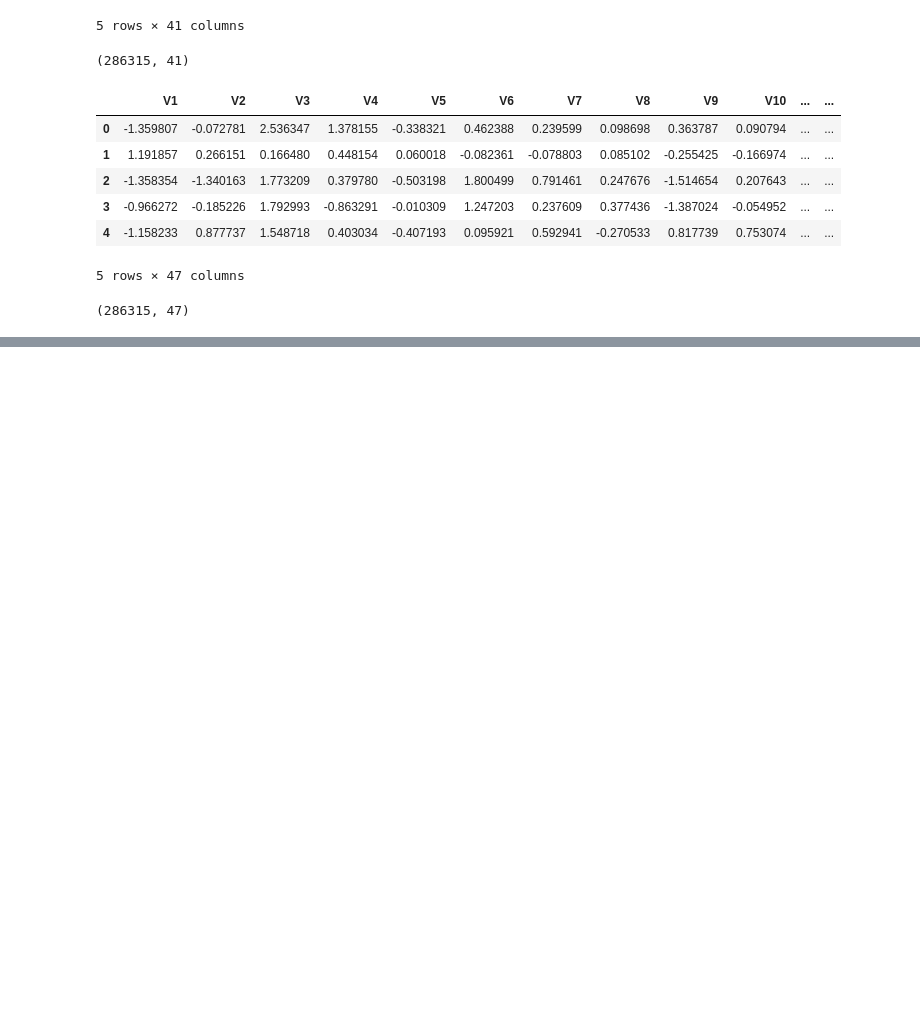
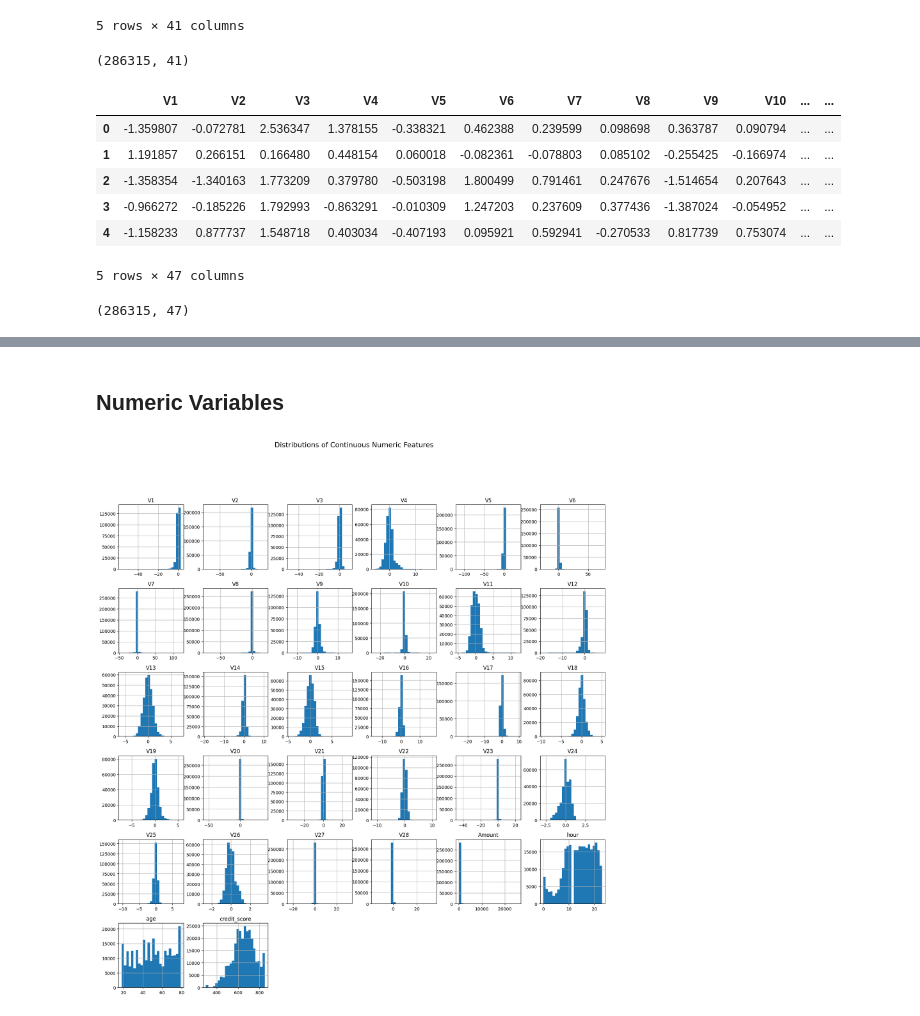
Before and after one commit to enicaking/bluetab-uc3m-project-repo, a Jupyter notebook: Bluetab_1.ipynb, the cells around one changed output, grey strips where cells are left out. Drawn from its saved outputs; the diff is of its cells as text; code cells hidden in the pictures; blank space fills up the shorter version.

```diff
--- a/Bluetab_1.ipynb
+++ b/Bluetab_1.ipynb
@@ -338,0 +424,24 @@ print(df.shape)
+# %%
+numeric_vars = [
+    'V1', 'V2', 'V3', 'V4', 'V5', 'V6', 'V7', 'V8', 'V9', 'V10',
+    'V11', 'V12', 'V13', 'V14', 'V15', 'V16', 'V17', 'V18', 'V19', 'V20',
+    'V21', 'V22', 'V23', 'V24', 'V25', 'V26', 'V27', 'V28',
+    'Amount', 'hour', 'age', 'credit_score']
+numeric_df = df[numeric_vars]
+
+categoric_vars = ['ip_address', 'merchant_country', 'city', 'zip_code', 'merchant',
+    'customer_country', 'month', 'time_of_day', 'device_type', 'os', 'browser']
+categoric_df = df[categoric_vars]
+
+binary_vars = ['is_foreign_tx', 'is_night_tx', 'is_high_amount',
+    'day_of_week', 'is_weekend', 'is_mobile']
+binary_df = df[binary_vars]
+# %% [markdown]
+## Numeric Variables
+# %%
+# Plot histograms for continuous numeric features
+numeric_df.hist(figsize=(20, 20), bins=25)
+plt.suptitle("Distributions of Continuous Numeric Features", fontsize=16)
+plt.show()
+# %% [output]
+[figure, added]
```
Also changed, not shown: parts of 15 cells of this notebook.
